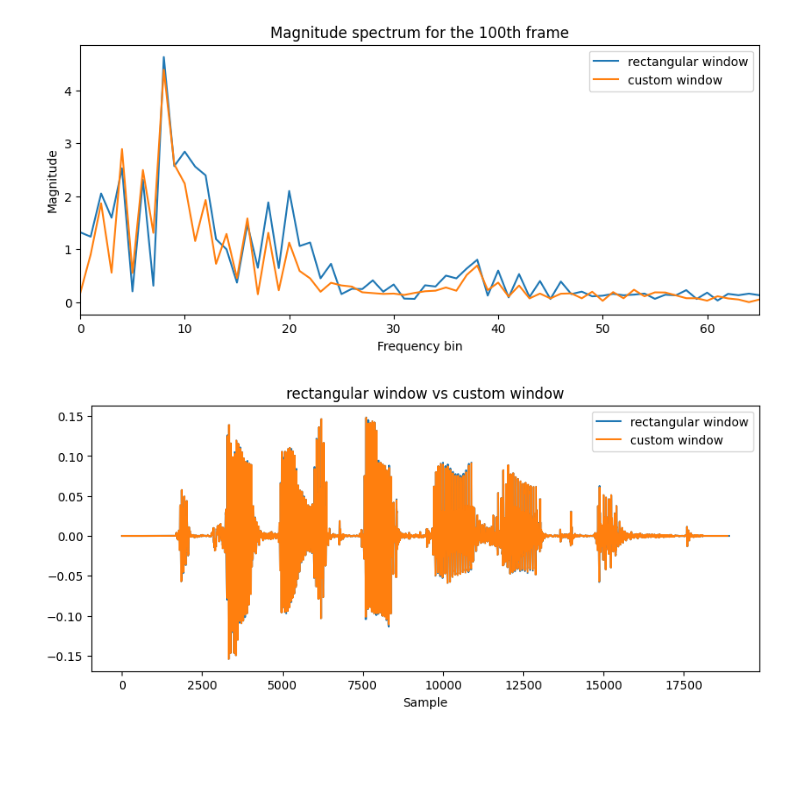
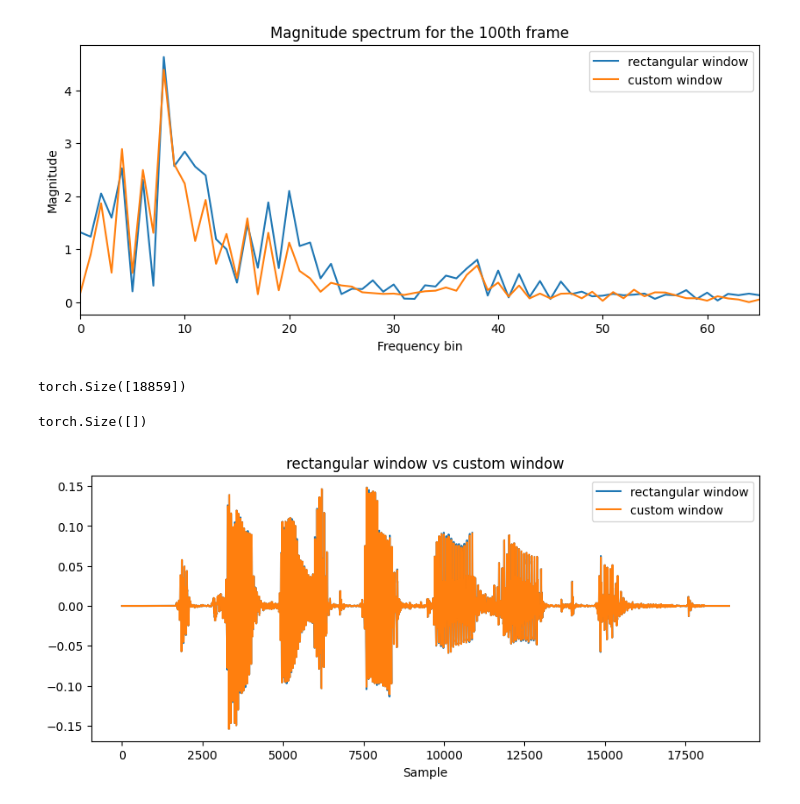
Before and after one commit to YuseonChoi/basic-speech-processing, a Jupyter notebook: overlapAdd_overlapSave/PA.ipynb, the cells around one changed output. Drawn from its saved outputs; the diff is of its cells as text; code cells hidden in the pictures; blank space fills up the shorter version.

```diff
--- a/overlapAdd_overlapSave/assignment2.ipynb
+++ b/overlapAdd_overlapSave/PA.ipynb
@@ -123,7 +123,7 @@ L = 80
 N = 128
 overlap = N - L
 
-output2_1 = overlap_add2(waveform, h, L, N, overlap)[0]
+output2_1, before_filtering1, after_filtering1 = overlap_add2(waveform, h, L, N, overlap)
 torchaudio.save("output2_1.wav", output2_1.unsqueeze(0), sr)
 
 Y1 = abs(before_filtering1)
@@ -291 +274,21 @@ torchaudio.save('output3.wav', output_signal3.unsqueeze(0), sr)
+# %%
+waveform, sr = torchaudio.load('input.wav')
+waveform = waveform[0]
+
+P = 11
+h = torch.ones(P) / P
+L = 80
+N= 128
+
+# Custom window
+hann_window = scipy.signal.windows.hann(48)
+window = torch.cat([
+    torch.tensor(hann_window[:24]),
+    torch.ones(56),
+    torch.tensor(hann_window[24:]),
+    torch.zeros(128 - 104)
+])
+
+output3, before_filtering3 = overlap_add3(waveform, h, window, L, N)
+torchaudio.save('output3.wav', output3.unsqueeze(0), sr)
 # %%
@@ -300,13 +304,21 @@ plt.legend()
 plt.show()
 # %% [output]
 [figure]
+# %%
+output2_1.shape
+# %% [output]
+torch.Size([18859])
+# %%
+output3[0].shape
+# %% [output]
+torch.Size([])
 # %%
 plt.figure(figsize=(10,4))
-plt.plot(output_signal1, label="rectangular window")
-plt.plot(output_signal3, label="custom window")
+plt.plot(output2_1, label="rectangular window")
+plt.plot(output3, label="custom window")
 plt.title("rectangular window vs custom window")
 plt.xlabel("Sample")
 plt.legend()
 plt.show()
 # %% [output]
-[figure, old version]
+[figure, new version]
```
Also changed, not shown: parts of 4 cells of this notebook, 2 other files.
